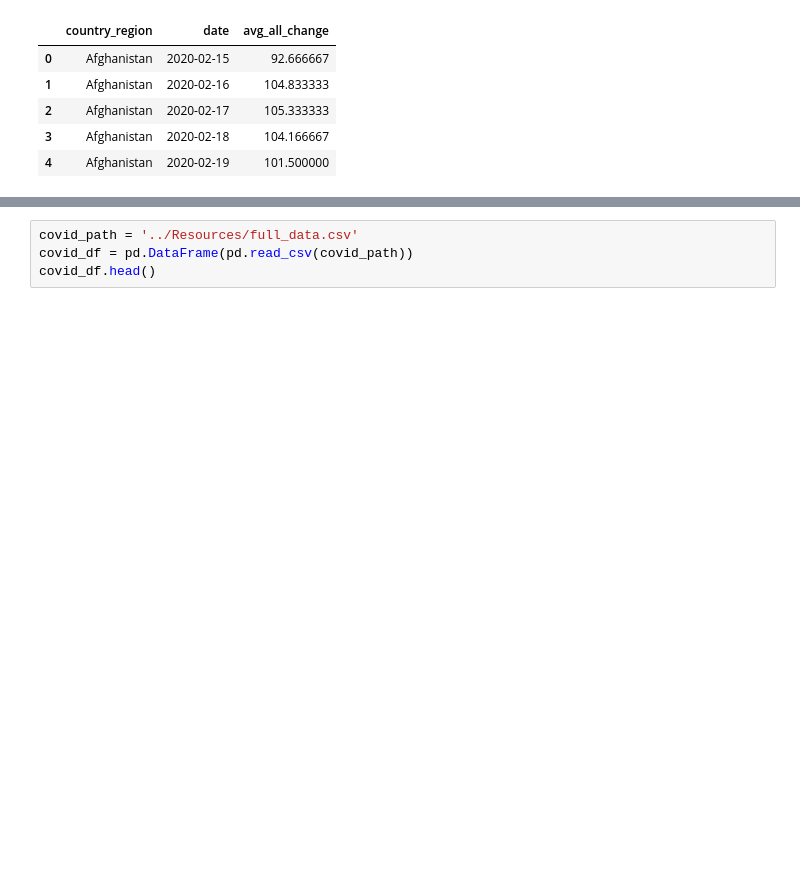
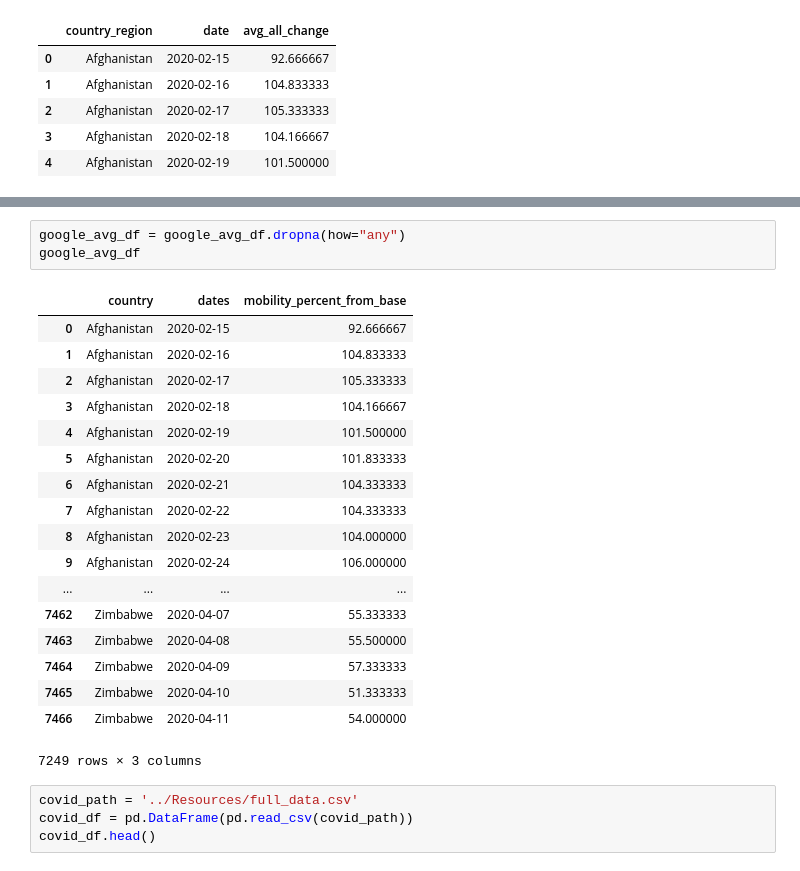
Before and after one commit to travis-tyler/ETL-COVID-Mobility, a Jupyter notebook: Code/COVID_Mobility.ipynb, the cells around one changed output, grey strips where cells are left out. Drawn from its saved outputs; the diff is of its cells as text; blank space fills up the shorter version.

```diff
--- a/Code/COVID_Mobility.ipynb
+++ b/Code/COVID_Mobility.ipynb
@@ -147,6 +147,28 @@ google_avg_df.head()
 | 2 | Afghanistan | 2020-02-17 | 105.333333 |
 | 3 | Afghanistan | 2020-02-18 | 104.166667 |
 | 4 | Afghanistan | 2020-02-19 | 101.500000 |
+# %%
+google_avg_df = google_avg_df.dropna(how="any")
+google_avg_df
+# %% [output]
+|  | country | dates | mobility_percent_from_base |
+| 0 | Afghanistan | 2020-02-15 | 92.666667 |
+| 1 | Afghanistan | 2020-02-16 | 104.833333 |
+| 2 | Afghanistan | 2020-02-17 | 105.333333 |
+| 3 | Afghanistan | 2020-02-18 | 104.166667 |
+| 4 | Afghanistan | 2020-02-19 | 101.500000 |
+| 5 | Afghanistan | 2020-02-20 | 101.833333 |
+| 6 | Afghanistan | 2020-02-21 | 104.333333 |
+| 7 | Afghanistan | 2020-02-22 | 104.333333 |
+| 8 | Afghanistan | 2020-02-23 | 104.000000 |
+| 9 | Afghanistan | 2020-02-24 | 106.000000 |
+| ... | ... | ... | ... |
+| 7462 | Zimbabwe | 2020-04-07 | 55.333333 |
+| 7463 | Zimbabwe | 2020-04-08 | 55.500000 |
+| 7464 | Zimbabwe | 2020-04-09 | 57.333333 |
+| 7465 | Zimbabwe | 2020-04-10 | 51.333333 |
+| 7466 | Zimbabwe | 2020-04-11 | 54.000000 |
+7249 rows × 3 columns
 # %%
 covid_path = '../Resources/full_data.csv'
 covid_df = pd.DataFrame(pd.read_csv(covid_path))
```
Also changed, not shown: parts of 5 cells of this notebook.
